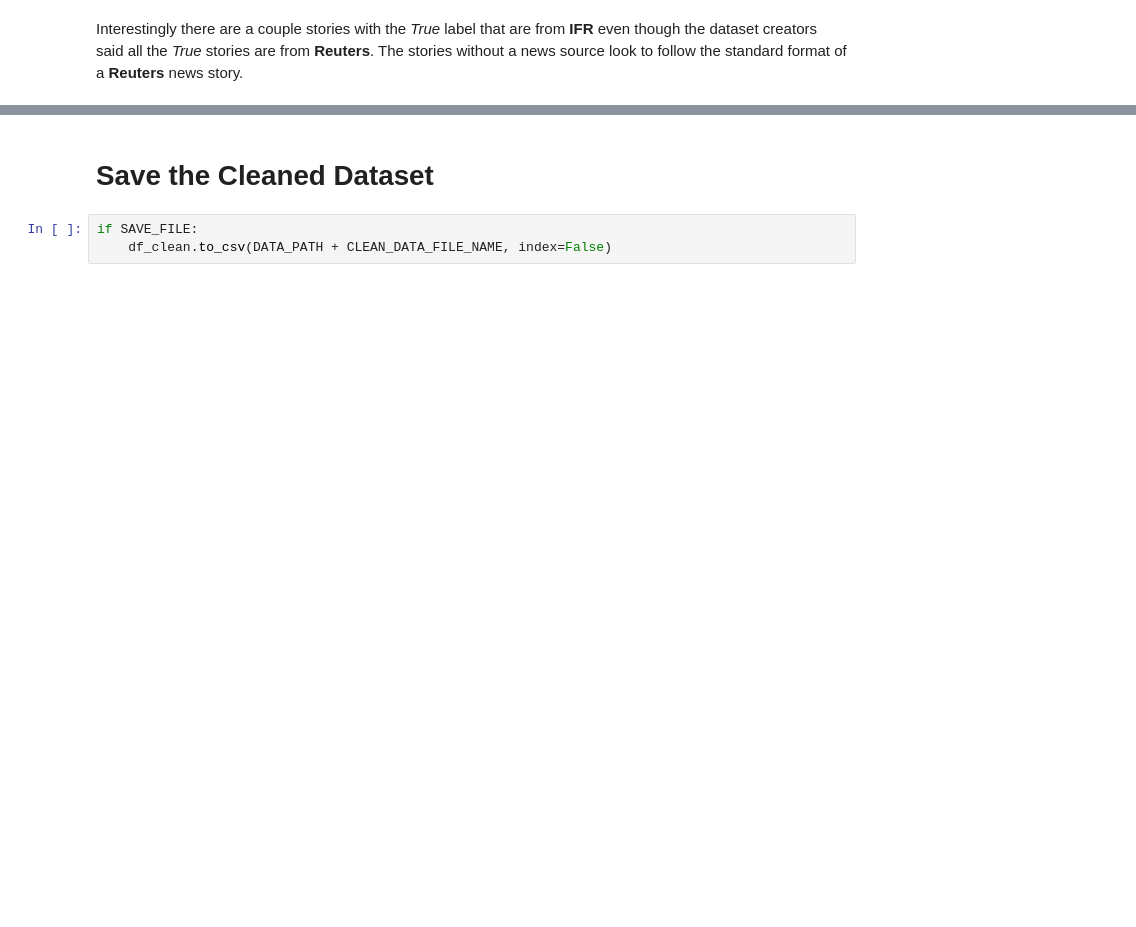
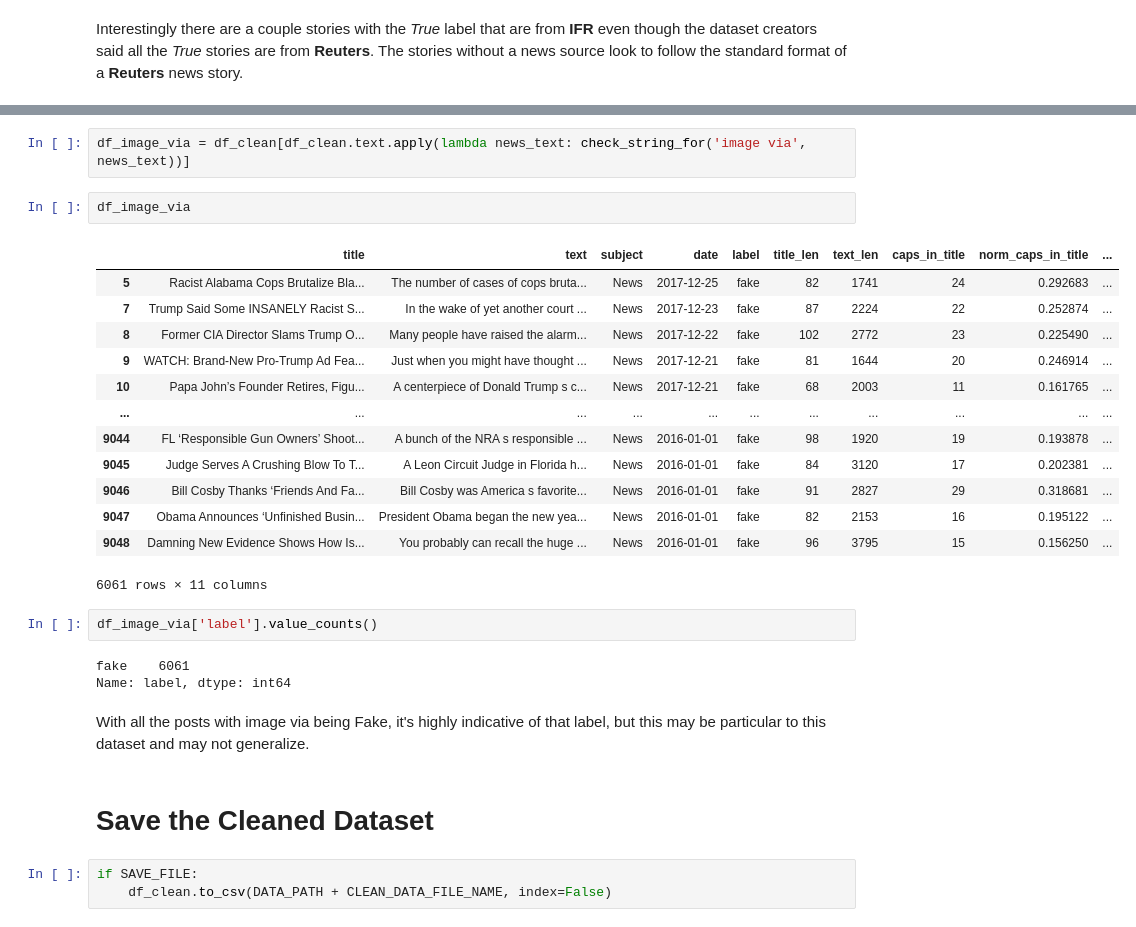
Before and after one commit to merb92/fake-news-classification, a Jupyter notebook: notebooks/eda.ipynb, the cells around one changed output, grey strips where cells are left out. Cells and saved outputs as stored; diff of their text form; blank space fills up the shorter version.

```diff
--- a/notebooks/eda.ipynb
+++ b/notebooks/eda.ipynb
@@ -810,3 +851,28 @@ Interestingly there are a couple stories with the *True* label that are from **I
+# %%
+df_image_via = df_clean[df_clean.text.apply(lambda news_text: check_string_for('image via', news_text))]
+# %%
+df_image_via
+# %% [output]
+|  | title | text | subject | date | label | title_len | text_len | caps_in_title | norm_caps_in_title | ... |
+| 5 | Racist Alabama Cops Brutalize Bla... | The number of cases of cops bruta... | News | 2017-12-25 | fake | 82 | 1741 | 24 | 0.292683 | ... |
+| 7 | Trump Said Some INSANELY Racist S... | In the wake of yet another court ... | News | 2017-12-23 | fake | 87 | 2224 | 22 | 0.252874 | ... |
+| 8 | Former CIA Director Slams Trump O... | Many people have raised the alarm... | News | 2017-12-22 | fake | 102 | 2772 | 23 | 0.225490 | ... |
+| 9 | WATCH: Brand-New Pro-Trump Ad Fea... | Just when you might have thought ... | News | 2017-12-21 | fake | 81 | 1644 | 20 | 0.246914 | ... |
+| 10 | Papa John’s Founder Retires, Figu... | A centerpiece of Donald Trump s c... | News | 2017-12-21 | fake | 68 | 2003 | 11 | 0.161765 | ... |
+| ... | ... | ... | ... | ... | ... | ... | ... | ... | ... | ... |
+| 9044 | FL ‘Responsible Gun Owners’ Shoot... | A bunch of the NRA s responsible ... | News | 2016-01-01 | fake | 98 | 1920 | 19 | 0.193878 | ... |
+| 9045 | Judge Serves A Crushing Blow To T... | A Leon Circuit Judge in Florida h... | News | 2016-01-01 | fake | 84 | 3120 | 17 | 0.202381 | ... |
+| 9046 | Bill Cosby Thanks ‘Friends And Fa... | Bill Cosby was America s favorite... | News | 2016-01-01 | fake | 91 | 2827 | 29 | 0.318681 | ... |
+| 9047 | Obama Announces ‘Unfinished Busin... | President Obama began the new yea... | News | 2016-01-01 | fake | 82 | 2153 | 16 | 0.195122 | ... |
+| 9048 | Damning New Evidence Shows How Is... | You probably can recall the huge ... | News | 2016-01-01 | fake | 96 | 3795 | 15 | 0.156250 | ... |
+6061 rows × 11 columns
+# %%
+df_image_via['label'].value_counts()
+# %% [output]
+fake    6061
+Name: label, dtype: int64
+# %% [markdown]
+With all the posts with image via being Fake, it's highly indicative of that label, but this may be particular to this dataset and may not generalize.
 # %% [markdown]
 # Save the Cleaned Dataset
 # %%
```
Also changed, not shown: parts of 10 cells of this notebook.
